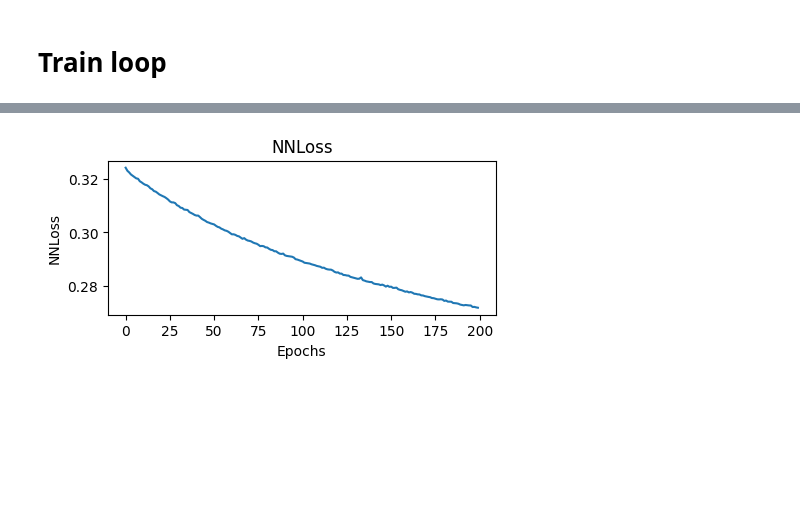
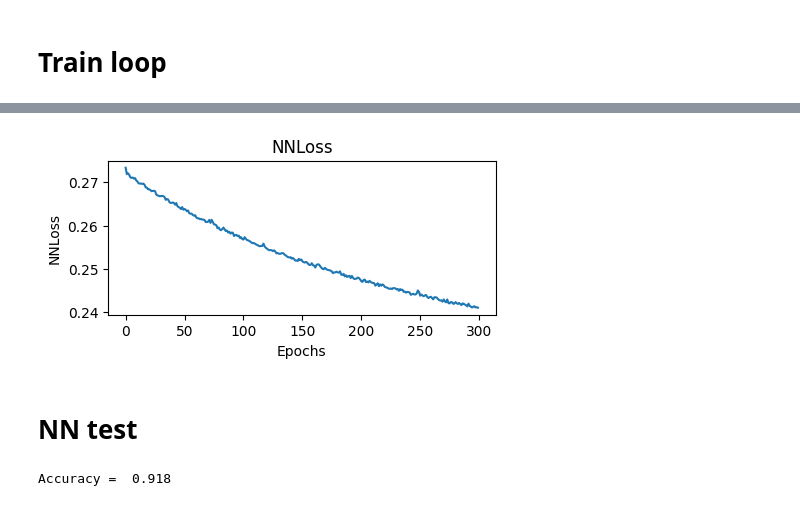
Before and after one commit to krivalcevich-egor/Recognize-Handwritten-Digits, a Jupyter notebook: src/python scripts/self_attention_model.ipynb, the cells around one changed output, grey strips where cells are left out. Drawn from its saved outputs; the diff is of its cells as text; code cells hidden in the pictures; blank space fills up the shorter version.

Commit message:
sdpa-model in progress (28-11-2024)

```diff
--- a/src/python scripts/self_attention_model.ipynb
+++ b/src/python scripts/self_attention_model.ipynb
@@ -153,7 +153,7 @@ input_size = 28  # 28x28 images flattened
 output_size = 10  # 10 classes for digits 0-9
 
 model = sa_NN(input_size,output_size, device=device)
-model.load_state_dict(torch.load('model_backup\sa_NN_epoch_100.pth'))
+model.load_state_dict(torch.load('model_backup\sa_NN_epoch_200.pth', map_location=torch.device('cpu')))
 # model = torch.load('model_backup\sa_NN_epoch_100.pth')
 # print(model)
 model.to(device)
@@ -161,19 +161,18 @@ model.to(device)
 # criterion = nn.CrossEntropyLoss()  # Use CrossEntropyLoss which includes softmax
 criterion = nn.NLLLoss()  # Use CrossEntropyLoss which includes softmax
 # optimizer = optim.SGD(model.parameters(), lr=0.05, momentum=0.9)
-optimizer = optim.Adam(model.parameters(), lr=2e-4)
+optimizer = optim.Adam(model.parameters(), lr=3e-4)
 
-# Track MSE and loss
-mse_list = []
+# Track loss
 loss_list = []
 
 # Training the network
-epochs = 200
+epochs = 300
 time0 = time()
 
 for epoch in range(epochs):
     running_loss = 0
-    mse_loss = 0
+
     for images, labels in tqdm(trainloader, leave=False):
     # for images, labels in trainloader:
         images = images.to(device)
@@ -201,17 +200,15 @@ for epoch in range(epochs):
     CE_curr = running_loss / len(trainloader)
     loss_list.append(CE_curr)
     if (epoch%5)==0:
-        print(f"Epoch {epoch+1} - Training loss: {CE_curr:.7f}")
+        print(f"Epoch {epoch} - Training loss: {CE_curr:.5f}")
 
 print(f"\nTraining Time (in minutes) = {(time()-time0)/60}")
 
 # Convert lists to numpy arrays
 loss_array = np.array(loss_list)
-mse_array = np.array(mse_list)
 
 # Save arrays to .npy files
 np.save('loss_values.npy', loss_array)
-np.save('mse_values.npy', mse_array)
 
 # Save the model
 torch.save(model.state_dict(), f'model_backup\sa_NN_epoch_{epochs}.pth')
@@ -232,11 +229,42 @@ Epoch 56 - Training loss: 0.3011336
 # %%
+# Save arrays to .npy files
+np.save('loss_values.npy', loss_array)
+
+# Save the model
+torch.save(model.state_dict(), f'model_backup\sa_NN_epoch_{epochs}.pth')
+
 # Plot CE
 plt.figure(figsize=(5, 2))
 plt.plot(range(len(loss_array)), loss_array, label='NNLoss')
 plt.xlabel('Epochs')
 plt.ylabel('NNLoss')
 plt.title('NNLoss')
 # plt.legend()
 plt.show()
 # %% [output]
-[figure, old version]
+[figure, new version]
+# %% [markdown]
+# NN test
+# %%
+input_size = 28  # 28x28 images flattened
+output_size = 10  # 10 classes for digits 0-9
+
+model = sa_NN(input_size,output_size, device=device)
+model.load_state_dict(torch.load('model_backup\sa_NN_epoch_300.pth', map_location=torch.device('cpu')))
+model.to(device)
+
+correct = 0
+total = 0
+
+model.eval()
+for X, y_true in valloader:
+    X = X.squeeze(1)
+
+    outputs = model(X)
+    _,y_pred = torch.max(outputs, dim=1)
+    total +=y_true.shape[0]
+    correct +=int((y_pred==y_true).sum())
+
+print(f"Accuracy = {correct/total: .3f}")
+# %% [output]
+Accuracy =  0.918
```
Also changed, not shown: parts of 3 cells of this notebook, 2 other files.
